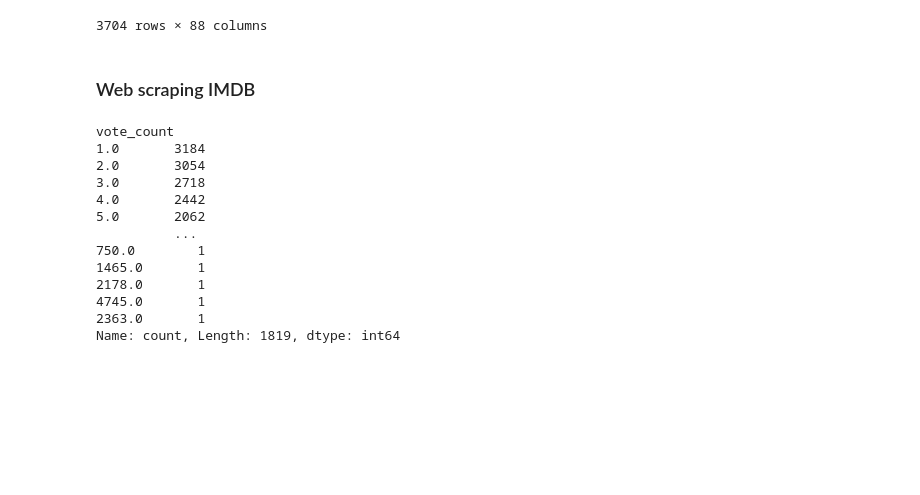
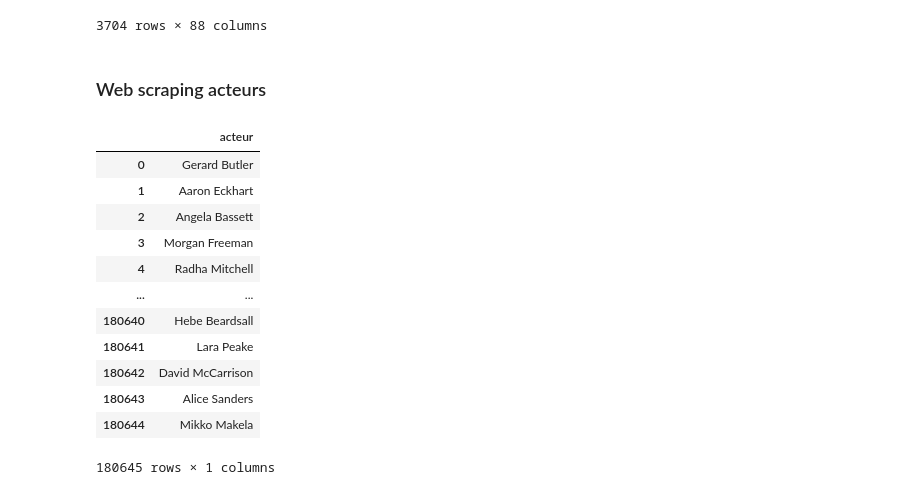
Before and after one commit to mlepennec-ensae/formation_cepe, a Jupyter notebook: Projet/donnees_projet.ipynb, the cells around one changed output. Saved outputs shown, nothing was run; the diff lists cells and outputs as text; code cells hidden in the pictures; blank space fills up the shorter version.

```diff
--- a/Projet/donnees_projet.ipynb
+++ b/Projet/donnees_projet.ipynb
@@ -632,4 +649,4 @@ df[df['budget_final'].isna() & (df['release_year'] < 1960)]
 | 9223 | NaN | 72211 | tt0152066 | ru | Priklyucheniya Buratino | 1959-12-31 | 0.0 | 67.0 | The Adventures of Buratino | ... |
 3704 rows × 88 columns
 # %% [markdown]
-### Web scraping IMDB
+### Web scraping acteurs
@@ -648,16 +653,21 @@ df.loc[condition]
-# %%
-df['vote_count'].value_counts()
-# %% [output]
-vote_count
-1.0       3184
-2.0       3054
-3.0       2718
-4.0       2442
-5.0       2062
-          ...
-750.0        1
-1465.0       1
-2178.0       1
-4745.0       1
-2363.0       1
-Name: count, Length: 1819, dtype: int64
+# %%
+colonnes_acteurs = [col for col in df.columns if col.startswith('acteur')]
+tous_les_acteurs = df[colonnes_acteurs].values.flatten()
+acteurs_uniques = pd.Series(tous_les_acteurs).dropna().unique().tolist()
+acteurs_uniques = pd.DataFrame(acteurs_uniques, columns=['acteur'])
+
+acteurs_uniques
+# %% [output]
+|  | acteur |
+| 0 | Gerard Butler |
+| 1 | Aaron Eckhart |
+| 2 | Angela Bassett |
+| 3 | Morgan Freeman |
+| 4 | Radha Mitchell |
+| ... | ... |
+| 180640 | Hebe Beardsall |
+| 180641 | Lara Peake |
+| 180642 | David McCarrison |
+| 180643 | Alice Sanders |
+| 180644 | Mikko Makela |
+180645 rows × 1 columns
```
Also changed, not shown: parts of 17 cells of this notebook.
